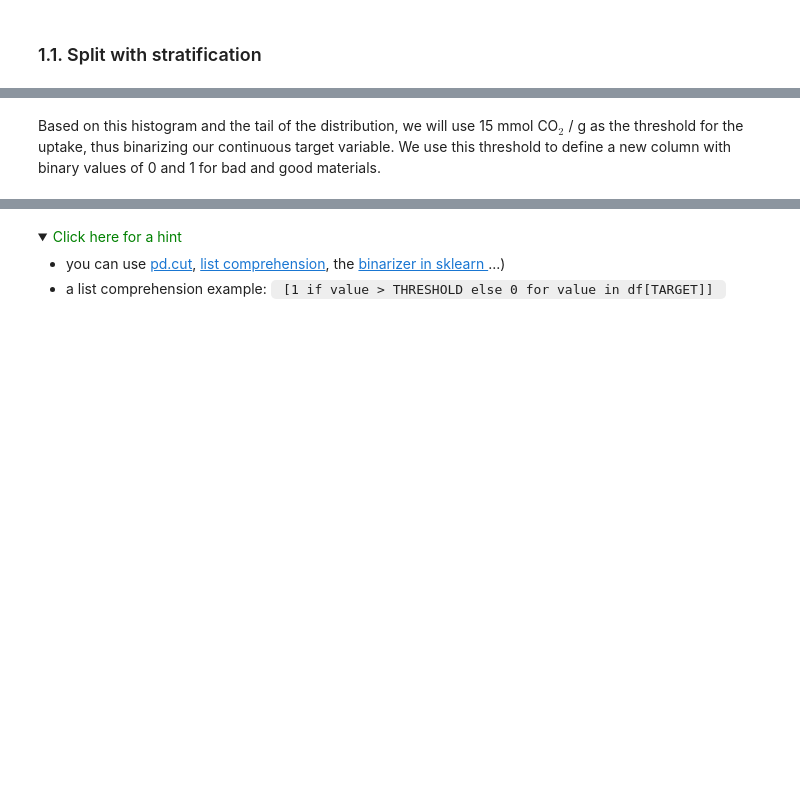
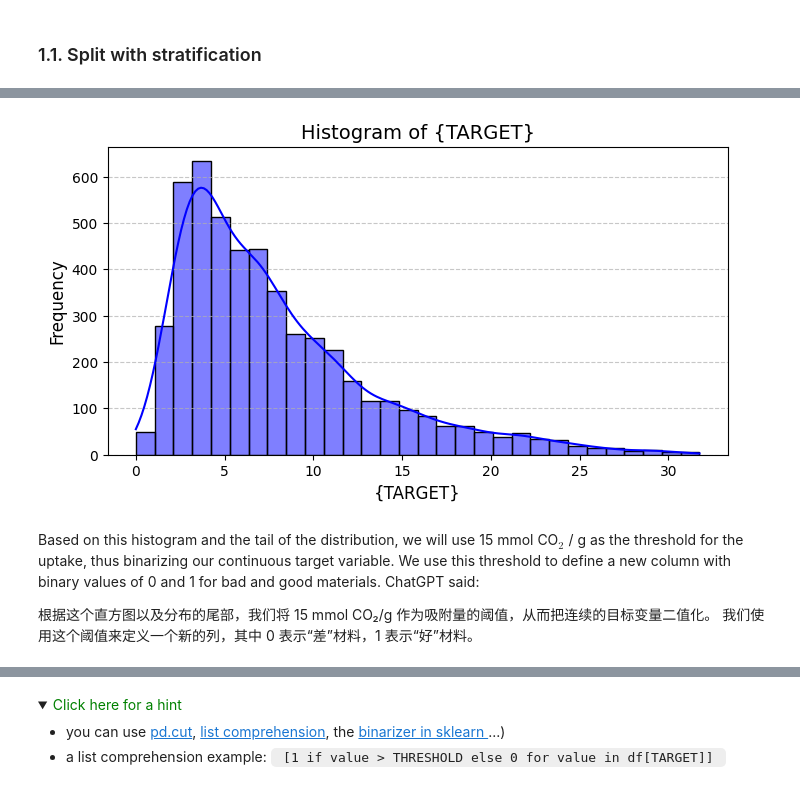
Before and after one commit to amygao226/CHE-1147, a Jupyter notebook: tutorials/tutorial_supervised_learning.ipynb, the cells around one changed output, grey strips where cells are left out. Saved outputs shown, nothing was run; the diff lists cells and outputs as text; code cells hidden in the pictures; folded sections open; blank space fills up the shorter version.

```diff
--- a/tutorials/tutorial_supervised_learning.ipynb
+++ b/tutorials/tutorial_supervised_learning.ipynb
@@ -436,20 +501,46 @@ For stratification to work, we to define what makes a "good" or a "bad" material
 # %%
+import matplotlib.pyplot as plt
+import seaborn as sns  # 如果还没导入 Seaborn
+
+%matplotlib inline
+
+TARGET = "CO2 uptake at 16 bar and 298K"  # 这是你想分析的列
+
+
+
+
+
+#11111111111111111111111111111111111111111111111111111111
+#这一段主要目的是绘制目标属性（TARGET）的直方图，帮助我们观察数据分布。
+
 # add code here
 # Plot histogram of the target
-plt.figure(figsize=(8, 4))
+plt.figure(figsize=(8, 4)) #plt.figure() 创建一个新的图形（figure）。figsize=(8,4) 指定图形的大小，宽8英寸，高4英寸。
+
+
+#使用 Seaborn 绘制直方图：，df[TARGET]，取 DataFrame 中的目标列（例如 CO₂ 吸附量）。
+#kde=True 在直方图上叠加核密度估计曲线（Kernel Density Estimate），显示数据的平滑分布。
+#bins=30，把数据分成 30 个柱子（bins），控制直方图的分辨率。
+#color='blue' 设置柱子的颜色为蓝色。
 sns.histplot(df[TARGET], kde=True, bins=30, color='blue')
 
 # Add labels and title
-plt.xlabel("{TARGET}", fontsize=12)
-plt.ylabel("Frequency", fontsize=12)
-plt.title("Histogram of {TARGET}", fontsize=14)
+plt.xlabel("{TARGET}", fontsize=12)       #x轴标签，这里是目标列名
+plt.ylabel("Frequency", fontsize=12)      #y轴标签，这里表示“频率（Frequency）
+plt.title("Histogram of {TARGET}", fontsize=14)     #图形标题，表示“目标列的直方图”。#fontsize 控制文字大小。
 
 # Show the plot
-plt.grid(axis='y', linestyle='--', alpha=0.7)
+plt.grid(axis='y', linestyle='--', alpha=0.7)    #给图加上格线（grid），仅在 y 轴显示：linestyle='--' → 虚线，alpha=0.7 → 透明度 70%
 plt.show()
+# %% [output]
+[figure, added]
 # %% [markdown]
 
 Based on this histogram and the tail of the distribution, we will use 15 mmol CO$_2$ / g as the threshold for the uptake, thus binarizing our continuous target variable. We use this threshold to define a new column with binary values of 0 and 1 for bad and good materials.
+ChatGPT said:
+
+根据这个直方图以及分布的尾部，我们将 15 mmol CO₂/g 作为吸附量的阈值，从而把连续的目标变量二值化。
+我们使用这个阈值来定义一个新的列，其中 0 表示“差”材料，1 表示“好”材料。
 # %% [markdown]
  $\color{Aqua}{\textsf{Short question}}$
  - add a column 'target_binary' that encodes whether a material is low performing (`0`) or high perfoming (`1`) by comparing the uptake with the `THRESHOLD`
```
Also changed, not shown: parts of 12 cells of this notebook.
